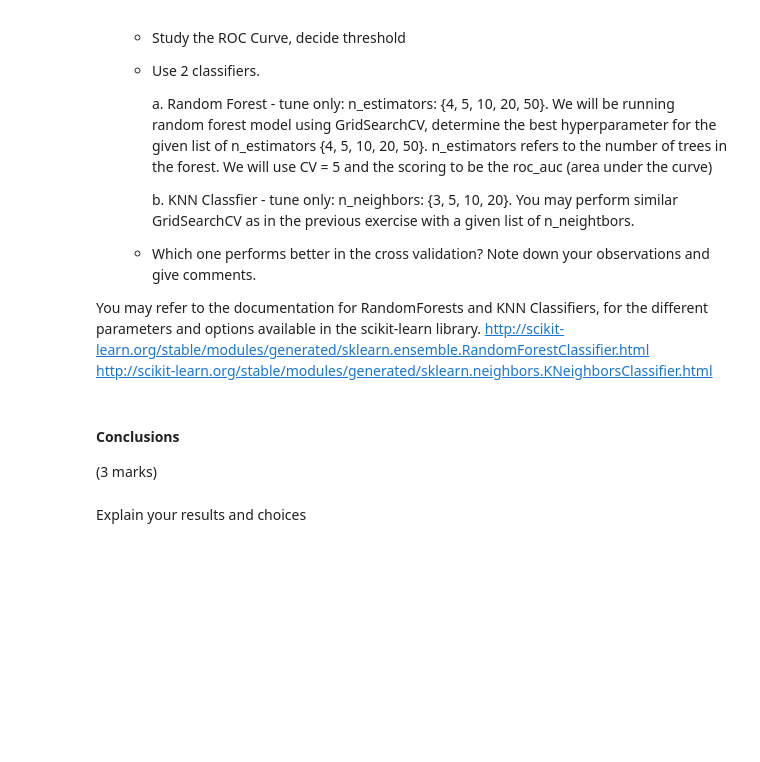
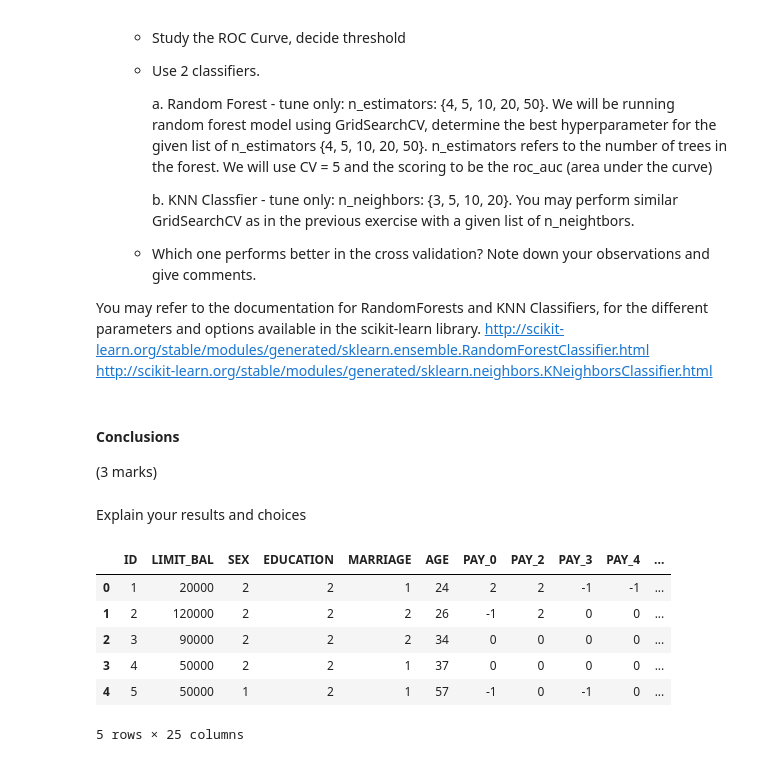
Before and after one commit to JordanVercillo/data_science, a Jupyter notebook: machine_learning/assignments/assignment1.ipynb, the cells around one changed output. Saved outputs shown, nothing was run; the diff lists cells and outputs as text; code cells hidden in the pictures; blank space fills up the shorter version.

```diff
--- a/machine_learning/assignments/assignment1.ipynb
+++ b/machine_learning/assignments/assignment1.ipynb
@@ -80,3 +77,26 @@ http://scikit-learn.org/stable/modules/generated/sklearn.neighbors.KNeighborsCla
 (3 marks)
 # %% [markdown]
 Explain your results and choices
+# %%
+### Your code here
+
+## Feel free to use multiple cells  and continue from here:
+
+## Dataset
+filepath = url = 'https://raw.githubusercontent.com/JordanVercillo/data_science/main/machine_learning/assignments/default%20of%20credit%20card%20clients.xls'
+
+df = pd.read_excel(url,
+                   sheet_name=0,   # Read the first sheet (index starts at 0)
+                   skiprows=1,     # Skip the first row
+                   header=0,       # Use the first row after skipping as header
+                   engine='xlrd')
+
+df.head()
+# %% [output]
+|  | ID | LIMIT_BAL | SEX | EDUCATION | MARRIAGE | AGE | PAY_0 | PAY_2 | PAY_3 | PAY_4 | ... |
+| 0 | 1 | 20000 | 2 | 2 | 1 | 24 | 2 | 2 | -1 | -1 | ... |
+| 1 | 2 | 120000 | 2 | 2 | 2 | 26 | -1 | 2 | 0 | 0 | ... |
+| 2 | 3 | 90000 | 2 | 2 | 2 | 34 | 0 | 0 | 0 | 0 | ... |
+| 3 | 4 | 50000 | 2 | 2 | 1 | 37 | 0 | 0 | 0 | 0 | ... |
+| 4 | 5 | 50000 | 1 | 2 | 1 | 57 | -1 | 0 | -1 | 0 | ... |
+5 rows × 25 columns
```
Also changed, not shown: parts of 8 cells of this notebook.
